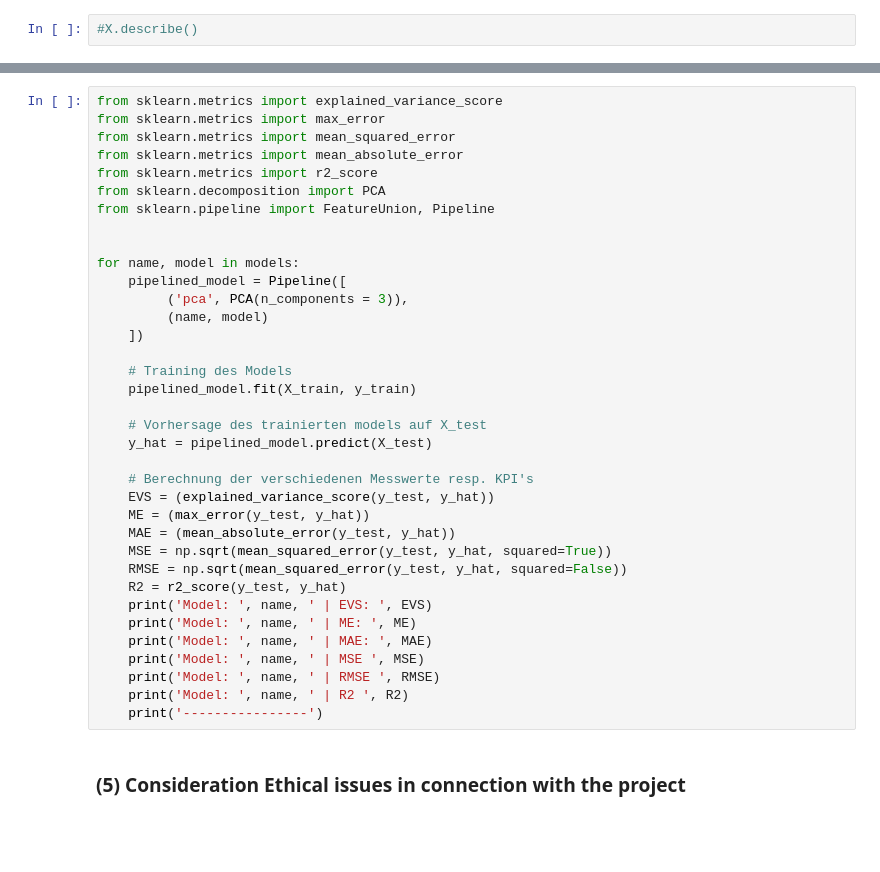
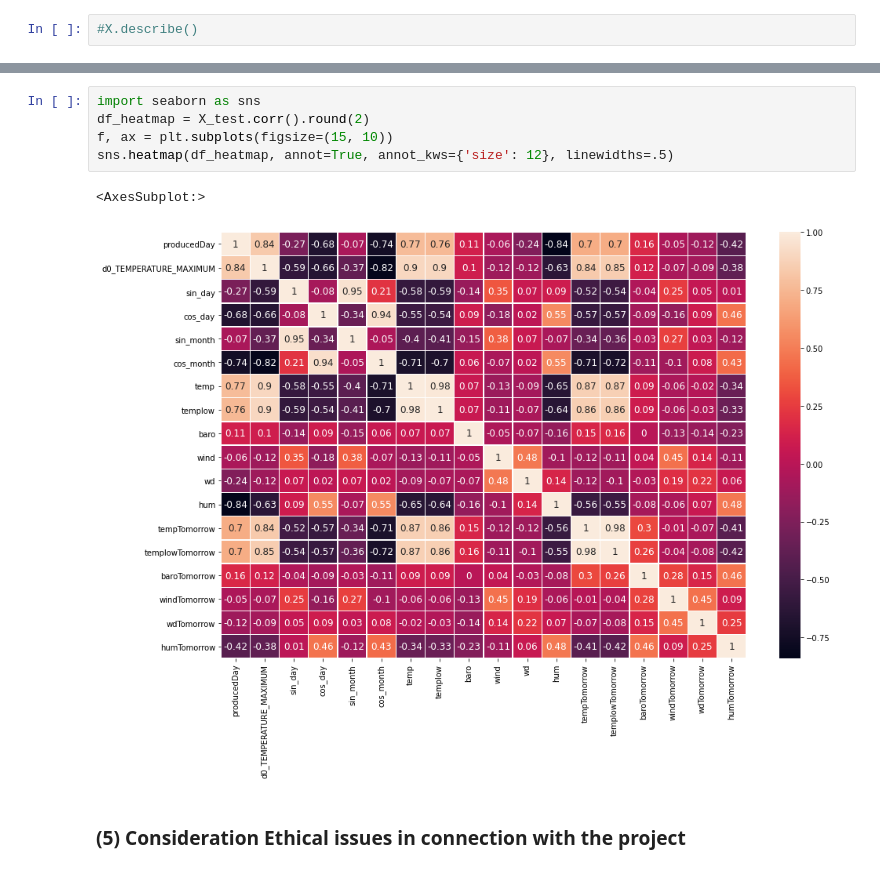
Before and after one commit to the-s-a-m/solarprediction, a Jupyter notebook: SolarAnalysis.ipynb, the cells around one changed output, grey strips where cells are left out. Drawn from its saved outputs; the diff is of its cells as text; blank space fills up the shorter version.

```diff
--- a/SolarAnalysis.ipynb
+++ b/SolarAnalysis.ipynb
@@ -1542,38 +1683,10 @@ models = [
-# %%
-from sklearn.metrics import explained_variance_score
-from sklearn.metrics import max_error
-from sklearn.metrics import mean_squared_error
-from sklearn.metrics import mean_absolute_error
-from sklearn.metrics import r2_score
-from sklearn.decomposition import PCA
-from sklearn.pipeline import FeatureUnion, Pipeline
-
-
-for name, model in models:
-    pipelined_model = Pipeline([
-         ('pca', PCA(n_components = 3)),
-         (name, model)
-    ])
-
-    # Training des Models
-    pipelined_model.fit(X_train, y_train)
-
-    # Vorhersage des trainierten models auf X_test
-    y_hat = pipelined_model.predict(X_test)
-
-    # Berechnung der verschiedenen Messwerte resp. KPI's
-    EVS = (explained_variance_score(y_test, y_hat))
-    ME = (max_error(y_test, y_hat))
-    MAE = (mean_absolute_error(y_test, y_hat))
-    MSE = np.sqrt(mean_squared_error(y_test, y_hat, squared=True))
-    RMSE = np.sqrt(mean_squared_error(y_test, y_hat, squared=False))
-    R2 = r2_score(y_test, y_hat)
-    print('Model: ', name, ' | EVS: ', EVS)
-    print('Model: ', name, ' | ME: ', ME)
-    print('Model: ', name, ' | MAE: ', MAE)
-    print('Model: ', name, ' | MSE ', MSE)
-    print('Model: ', name, ' | RMSE ', RMSE)
-    print('Model: ', name, ' | R2 ', R2)
-    print('----------------')
+# %%
+import seaborn as sns
+df_heatmap = X_test.corr().round(2)
+f, ax = plt.subplots(figsize=(15, 10))
+sns.heatmap(df_heatmap, annot=True, annot_kws={'size': 12}, linewidths=.5)
+# %% [output]
+<AxesSubplot:>
+[figure, added]
 # %% [markdown]
 ### (5) Consideration Ethical issues in connection with the project
```
Also changed, not shown: parts of 9 cells of this notebook, 10 other files.
